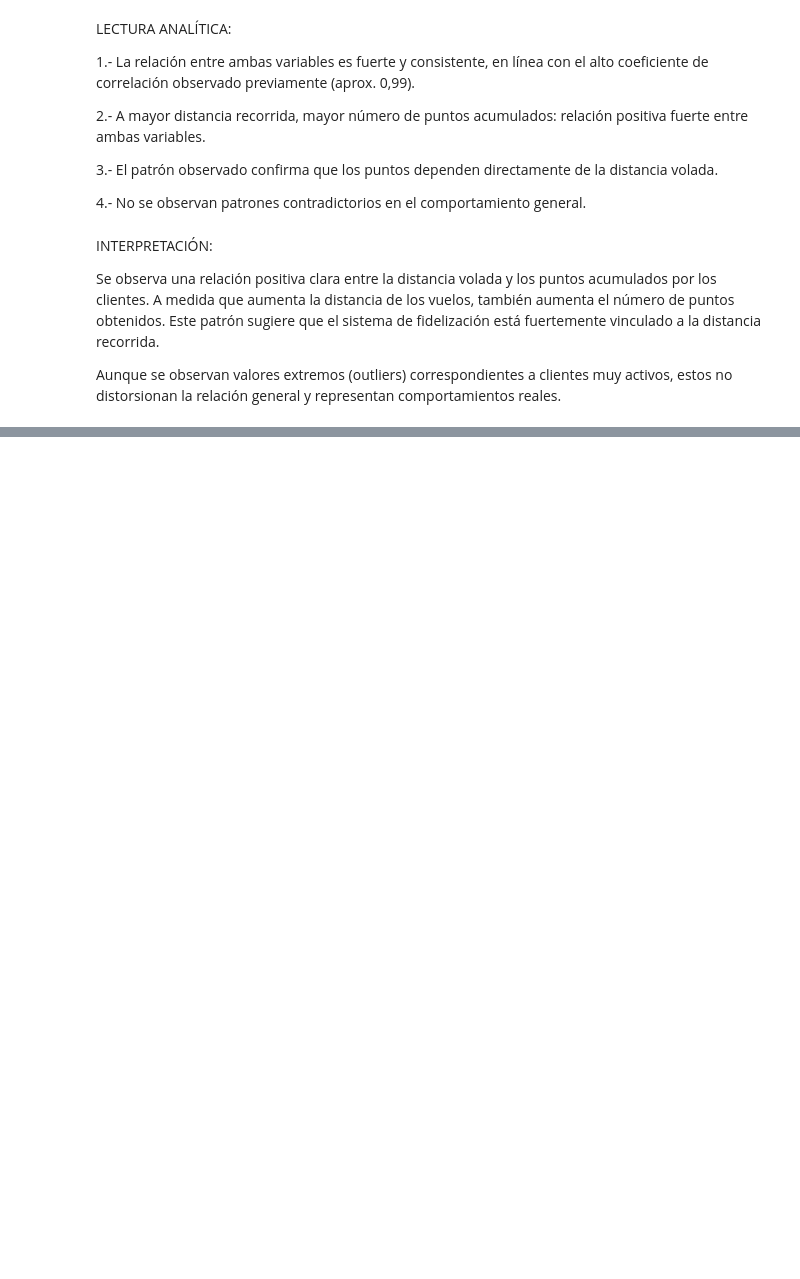
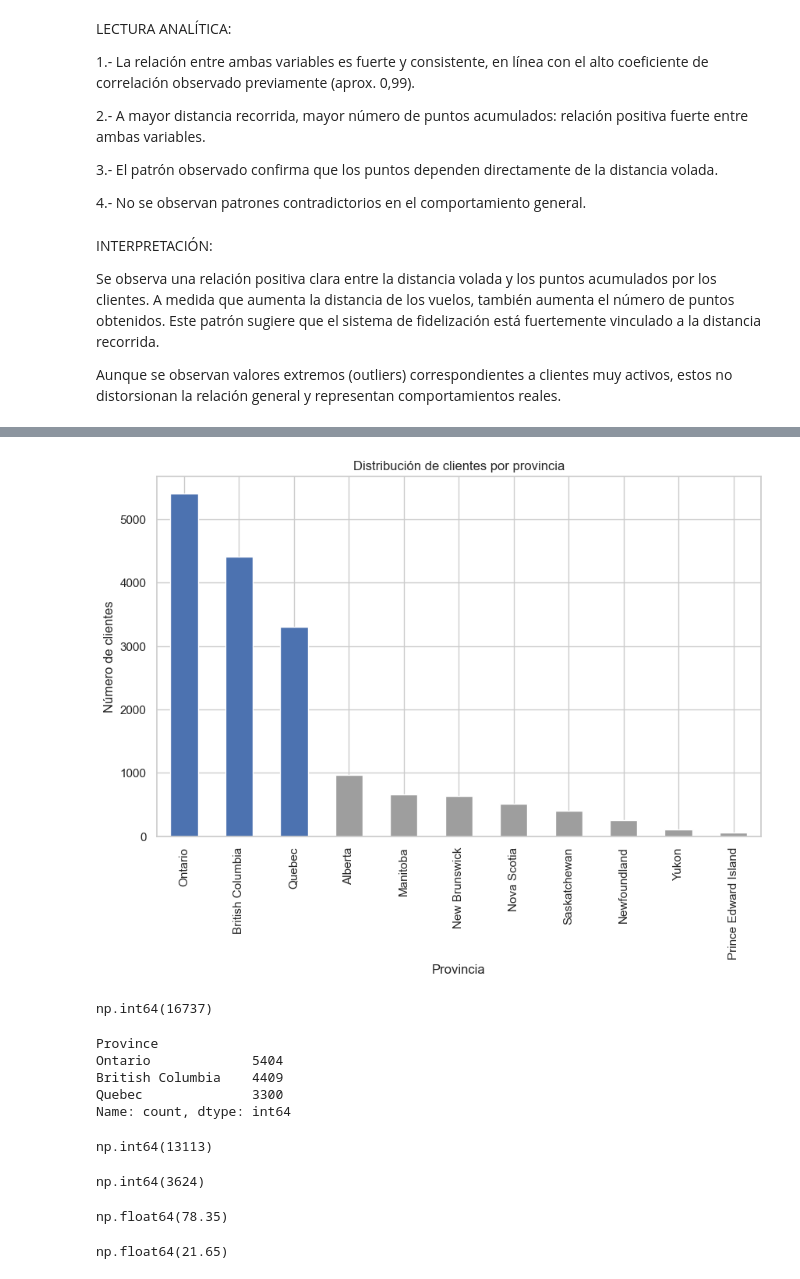
Before and after one commit to Adalab/bda-modulo-3-evaluacion-final-MatiC-hub-1, a Jupyter notebook: notebooks/resolucion_final.ipynb, the cells around one changed output, grey strips where cells are left out. Drawn from its saved outputs; the diff is of its cells as text; code cells hidden in the pictures; blank space fills up the shorter version.

```diff
--- a/notebooks/resolucion_final.ipynb
+++ b/notebooks/resolucion_final.ipynb
@@ -1172,0 +1185,71 @@ Aunque se observan valores extremos (outliers) correspondientes a clientes muy a
+# %%
+# Preparación de los datos
+clients_by_province = (
+    df_merged[["Loyalty Number", "Province"]]
+    .drop_duplicates()
+    .value_counts("Province")
+    .sort_values(ascending=False)
+)
+# %%
+# Visualización (GRÁFICO DE BARRAS con 2 colores)
+top_3_provinces = ["Ontario", "British Columbia", "Quebec"]
+
+colors = [
+    "#4C72B0" if province in top_3_provinces else "#9E9E9E"
+    for province in clients_by_province.index
+]
+
+plt.figure(figsize=(10, 6))
+clients_by_province.plot(kind="bar", color=colors)
+
+plt.xlabel("Provincia")
+plt.ylabel("Número de clientes")
+plt.title("Distribución de clientes por provincia")
+
+plt.savefig("../outputs/clientes_por_provincia.png", bbox_inches="tight")
+plt.show()
+# %% [output]
+[figure, added]
+# %%
+# Total de clientes
+total_clientes = clients_by_province.sum()
+total_clientes
+# %% [output]
+np.int64(16737)
+# %%
+# Valores absolutos de Ontario, BC y Quebec
+top_3 = clients_by_province.loc[
+    ["Ontario", "British Columbia", "Quebec"]
+]
+
+top_3
+# %% [output]
+Province
+Ontario             5404
+British Columbia    4409
+Quebec              3300
+Name: count, dtype: int64
+# %%
+# Total de las 3
+top_3_total = top_3.sum()
+top_3_total
+# %% [output]
+np.int64(13113)
+# %%
+# ¿Cuántos clientes hay en el resto de provincias?
+resto_total = total_clientes - top_3_total
+resto_total
+# %% [output]
+np.int64(3624)
+# %%
+# Porcentaje de conjunto de Ontario, BC y Quebec
+porcentaje_top_3 = (top_3_total / total_clientes) * 100
+round(porcentaje_top_3, 2)
+# %% [output]
+np.float64(78.35)
+# %%
+# Porcentaje resto de provincias
+porcentaje_resto = (resto_total / total_clientes) * 100
+round(porcentaje_resto, 2)
+# %% [output]
+np.float64(21.65)
```
Also changed, not shown: parts of 35 cells of this notebook, 5 other files.
